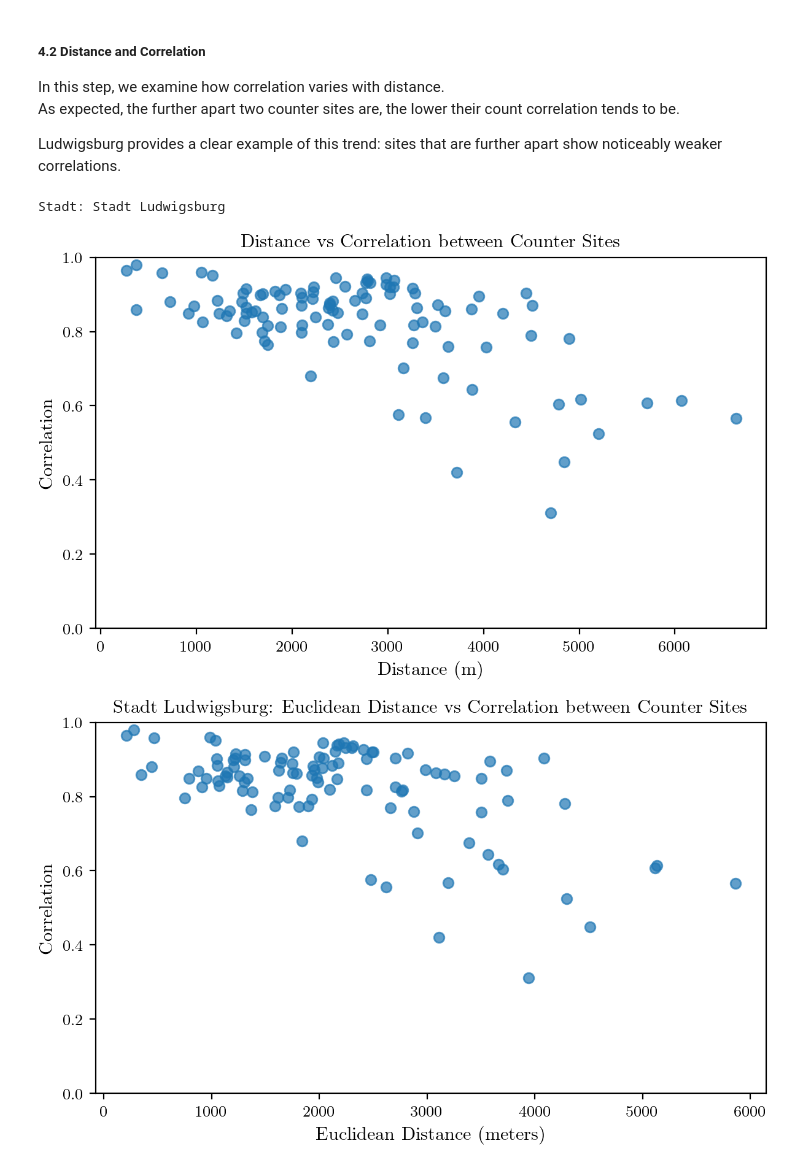
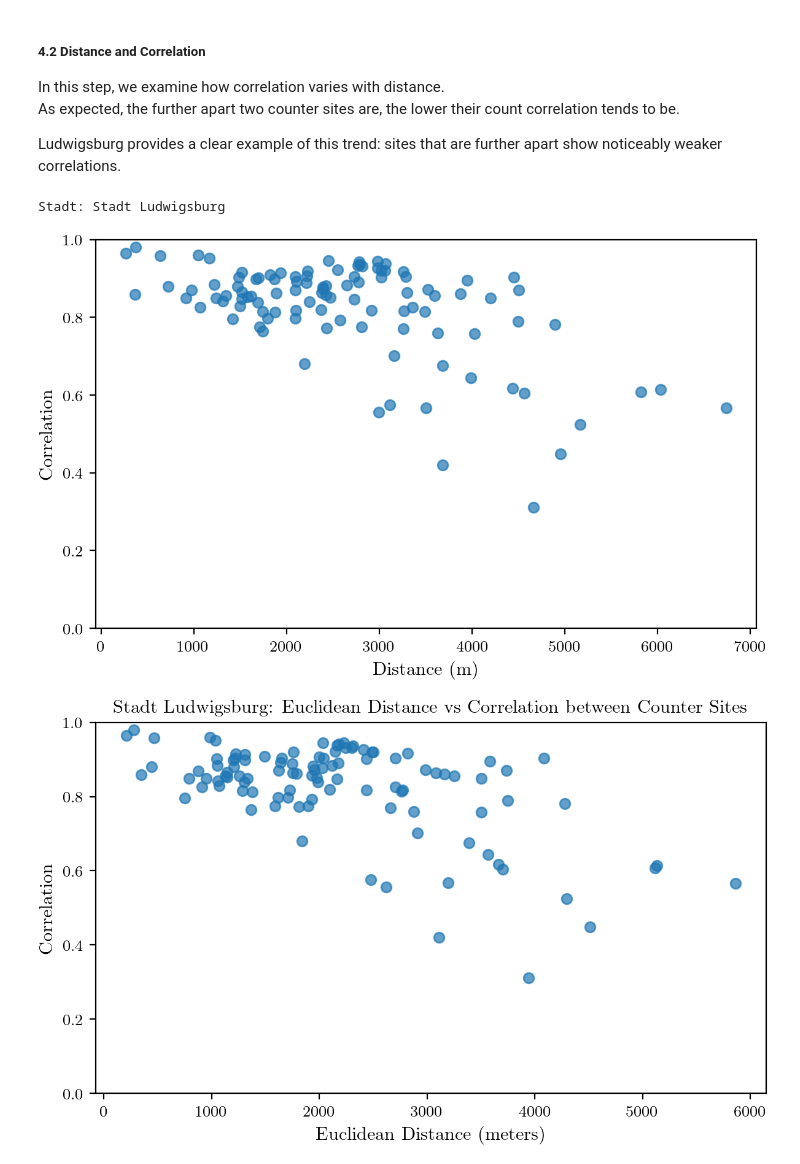
Before and after one commit to cleesee/fahrradzaehler, a Jupyter notebook: notebooks/distcorr/distcorr_updated.ipynb, the cells around one changed output. Drawn from its saved outputs; the diff is of its cells as text; code cells hidden in the pictures.

Commit message:
Update distcorr notebook with new analysis, plots and tables

```diff
--- a/notebooks/distcorr/distcorr_updated.ipynb
+++ b/notebooks/distcorr/distcorr_updated.ipynb
@@ -44,6 +44,10 @@ from src.data.dataload import load_csv_folder_to_dataframe
 
 DATA_DIR = PROJECT_ROOT / "data/raw"
 PLOTS_DIR = PROJECT_ROOT / "outputs/plots"
+distcorr_plot_dir = PLOTS_DIR / "distcorr"
+distcorr_plot_dir.mkdir(parents=True, exist_ok=True)
+TABLES_DIR = PROJECT_ROOT / "outputs/tables"
+TABLES_DIR.mkdir(parents=True, exist_ok=True)
 PROCESSED_DIR = PROJECT_ROOT / "data/processed"
 
 # if df_all.csv exists load it as dataframe (faster), else load from raw data
@@ -166,7 +170,7 @@ max_euclid_dist = max(
 print(max_euclid_dist)
 
 # access streetmaps graph with bike lanes, with median cp and 3km radius (adjust if needed)
-G = ox.graph_from_point(center_point, dist=(max_euclid_dist)/2 + 100, network_type='bike')
+G = ox.graph_from_point(center_point, dist=(max_euclid_dist)/2 + 300, network_type='bike')
 # nodes in our graph are our counter sites
 snapped_nodes = {}
 for name, (lat, lon) in domain_coords.items():
@@ -196,6 +200,9 @@ for (site1, site2), dist in distances1.items():
 
 # fill diagonal with 0
 dist_matrix.fillna(0, inplace=True)
+
+# difference matrix between bike dist and euclidean dist
+diff_matrix = dist_matrix - dist_matrix_euclid
 # %% [output]
 5866.102652624872
 # %% [markdown]
@@ -357,26 +364,31 @@ Ludwigsburg provides a clear example of this trend: sites that are further apart
 # %%
 # 4.2.1 bike distance vs correlation plot
 correlations = []
 distance_values = []
 for i in range(len(sites1)):
     for j in range(i + 1, len(sites1)):
         site1 = sites1[i]
         site2 = sites1[j]
         distance = dist_matrix.loc[site1, site2]
         correlation = corr_matrix1.loc[site1, site2]
         distance_values.append(distance)
         correlations.append(correlation)
+
+filename = f"bike_distance_vs_correlation_{title_domain.replace(' ', '_').lower()}.png"
+filepath = distcorr_plot_dir / filename
+
 with plt.rc_context(get_style(rel_width=1,display_dpi=200)):
     print("Stadt:",title_domain)
     plt.scatter(distance_values, correlations)
     plt.xlabel("Distance (m)")
     plt.ylabel("Correlation")
     plt.ylim(0, 1)
-    plt.title("Distance vs Correlation between Counter Sites")
+    #plt.title(f"{title_domain}: Distance vs. Correlation between Counter Sites")
+    plt.savefig(filepath, dpi=300, bbox_inches="tight")
     plt.show()
 # %% [output]
 Stadt: Stadt Ludwigsburg
-[figure, old version]
+[figure, new version]
 # %%
 # 4.2.1 euclidean distance vs correlation plot
 correlations = []
```
Also changed, not shown: parts of 2 cells of this notebook.
